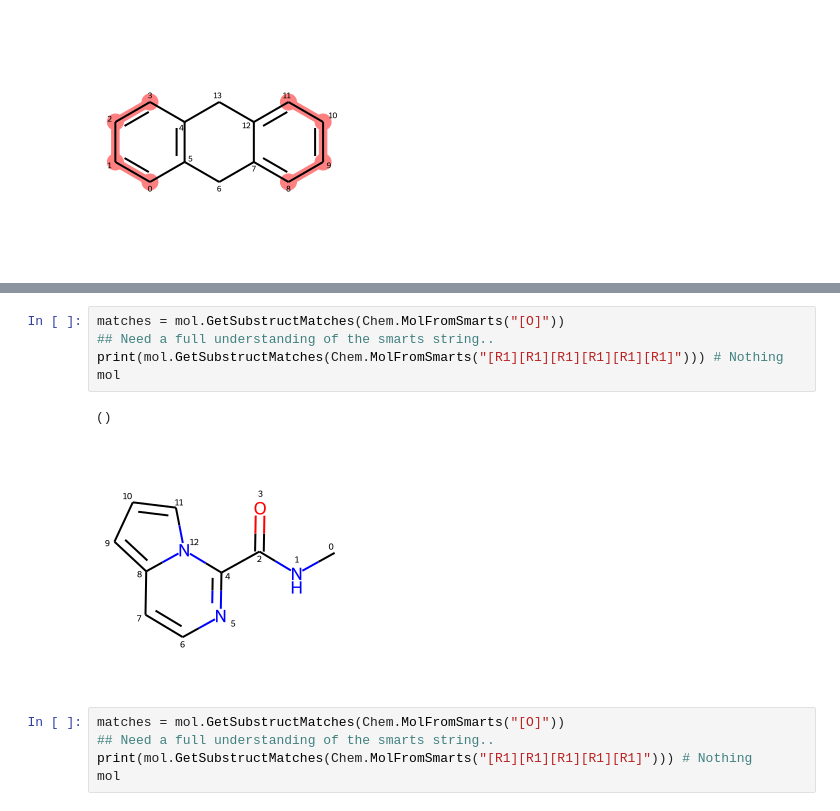
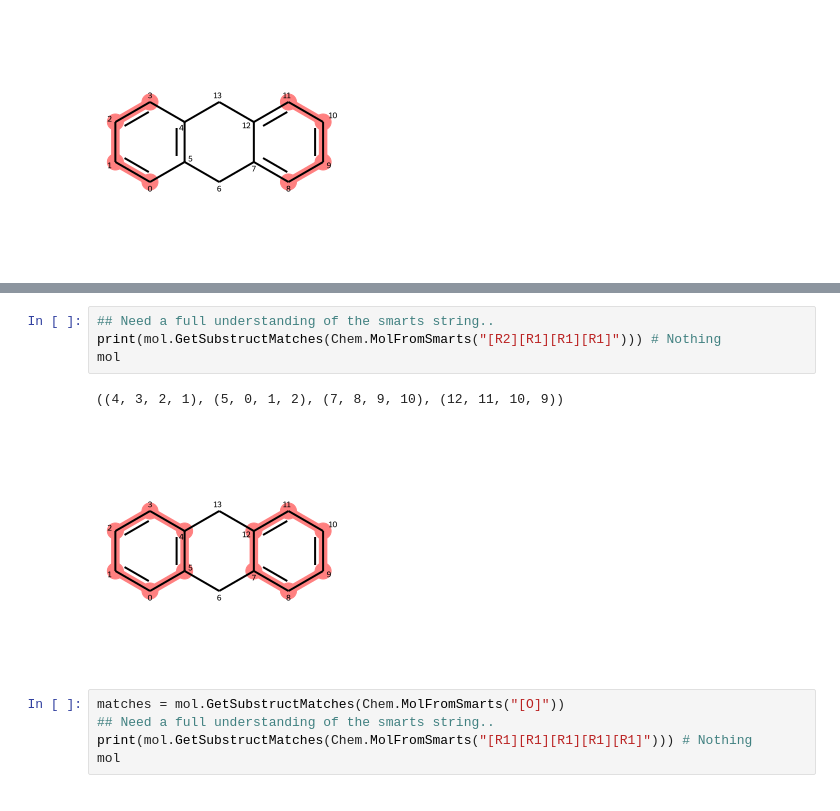
Before and after one commit to MDSYN2019/MDNPPackage, a Jupyter notebook: notebooks/Martini_bead_matching_notebook.ipynb, the cells around one changed output, grey strips where cells are left out. Cells and saved outputs as stored; diff of their text form.

```diff
--- a/notebooks/Martini_bead_matching_notebook.ipynb
+++ b/notebooks/Martini_bead_matching_notebook.ipynb
@@ -1253,11 +1232,10 @@ mol
 # %%
-matches = mol.GetSubstructMatches(Chem.MolFromSmarts("[O]"))
 ## Need a full understanding of the smarts string..
-print(mol.GetSubstructMatches(Chem.MolFromSmarts("[R1][R1][R1][R1][R1][R1]"))) # Nothing
+print(mol.GetSubstructMatches(Chem.MolFromSmarts("[R2][R1][R1][R1]"))) # Nothing
 mol
 # %% [output]
-()
+((4, 3, 2, 1), (5, 0, 1, 2), (7, 8, 9, 10), (12, 11, 10, 9))
-[figure, old version]
+[figure, new version]
 # %%
 matches = mol.GetSubstructMatches(Chem.MolFromSmarts("[O]"))
 ## Need a full understanding of the smarts string..
```
Also changed, not shown: parts of 33 cells of this notebook, 15 other files.
